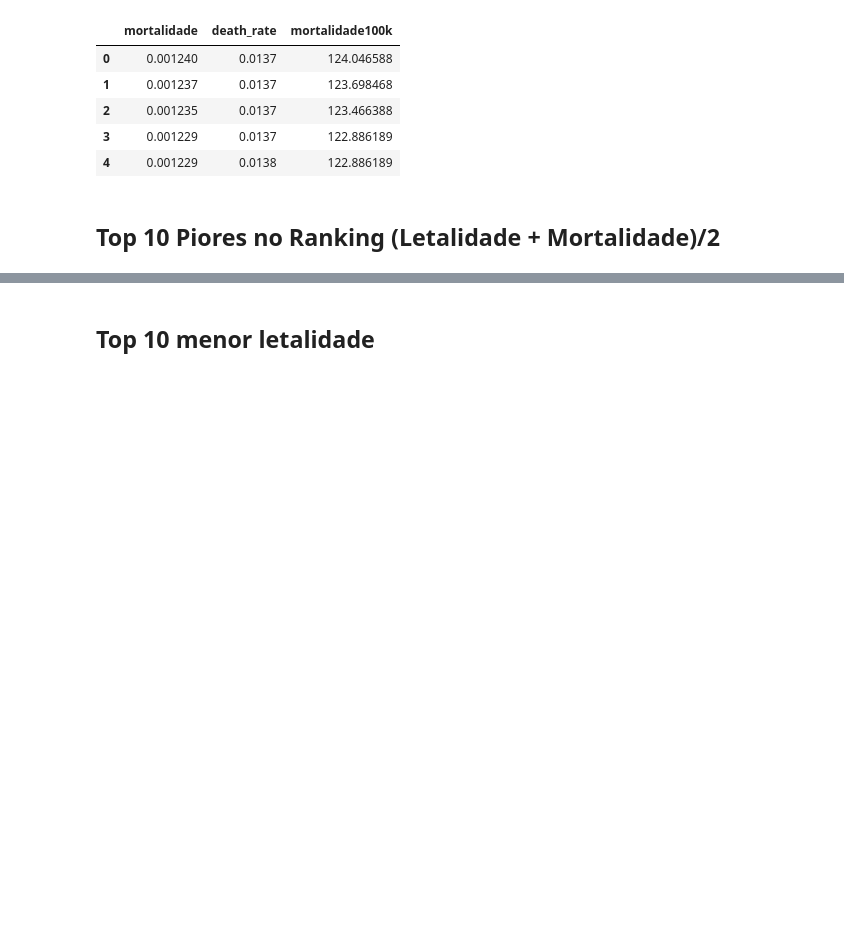
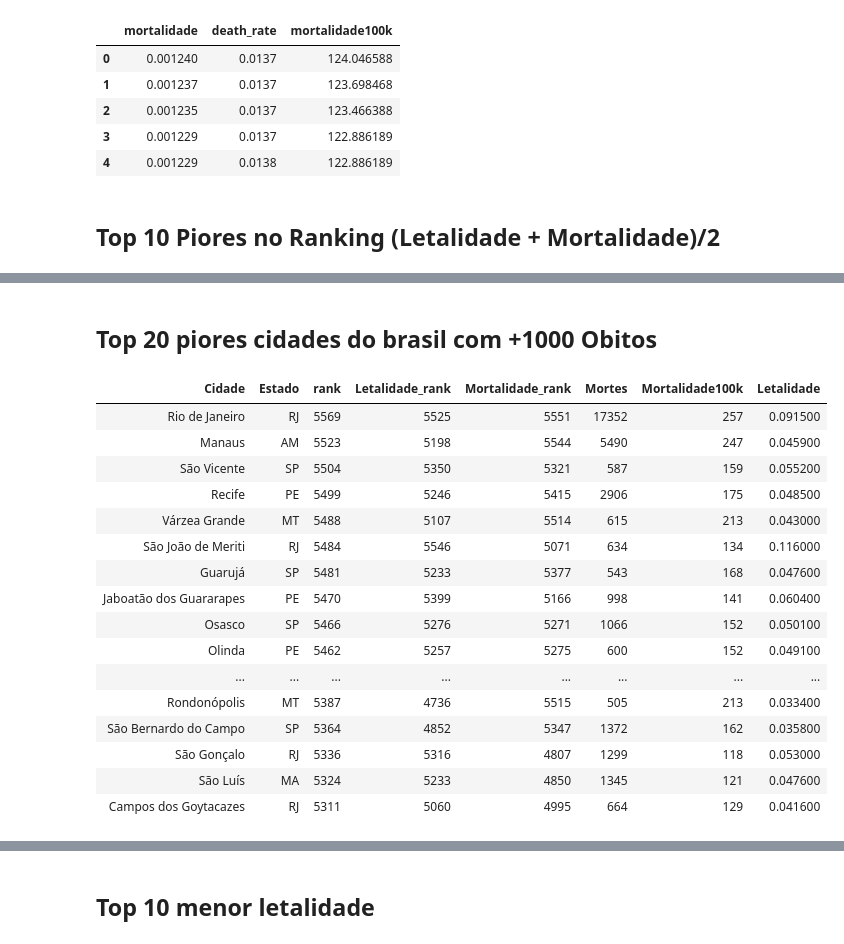
Before and after one commit to giuice/DataSciencePath, a Jupyter notebook: covid-giu.ipynb, the cells around one changed output, grey strips where cells are left out. Cells and saved outputs as stored; diff of their text form; code cells hidden in the pictures; blank space fills up the shorter version.

```diff
--- a/covid-giu.ipynb
+++ b/covid-giu.ipynb
@@ -143 +158,23 @@ tabela_estado('rank', 20)
+# %% [markdown]
+## Top  20 piores cidades do brasil com +1000 Obitos
+# %%
+tabela_cidade('rank',20, corte=500)
+# %% [output]
+| Cidade | Estado | rank | Letalidade_rank | Mortalidade_rank | Mortes | Mortalidade100k | Letalidade |
+| Rio de Janeiro | RJ | 5569 | 5525 | 5551 | 17352 | 257 | 0.091500 |
+| Manaus | AM | 5523 | 5198 | 5544 | 5490 | 247 | 0.045900 |
+| São Vicente | SP | 5504 | 5350 | 5321 | 587 | 159 | 0.055200 |
+| Recife | PE | 5499 | 5246 | 5415 | 2906 | 175 | 0.048500 |
+| Várzea Grande | MT | 5488 | 5107 | 5514 | 615 | 213 | 0.043000 |
+| São João de Meriti | RJ | 5484 | 5546 | 5071 | 634 | 134 | 0.116000 |
+| Guarujá | SP | 5481 | 5233 | 5377 | 543 | 168 | 0.047600 |
+| Jaboatão dos Guararapes | PE | 5470 | 5399 | 5166 | 998 | 141 | 0.060400 |
+| Osasco | SP | 5466 | 5276 | 5271 | 1066 | 152 | 0.050100 |
+| Olinda | PE | 5462 | 5257 | 5275 | 600 | 152 | 0.049100 |
+| ... | ... | ... | ... | ... | ... | ... | ... |
+| Rondonópolis | MT | 5387 | 4736 | 5515 | 505 | 213 | 0.033400 |
+| São Bernardo do Campo | SP | 5364 | 4852 | 5347 | 1372 | 162 | 0.035800 |
+| São Gonçalo | RJ | 5336 | 5316 | 4807 | 1299 | 118 | 0.053000 |
+| São Luís | MA | 5324 | 5233 | 4850 | 1345 | 121 | 0.047600 |
+| Campos dos Goytacazes | RJ | 5311 | 5060 | 4995 | 664 | 129 | 0.041600 |
 # %% [markdown]
```
Also changed, not shown: parts of 20 cells of this notebook, 4 other files.
